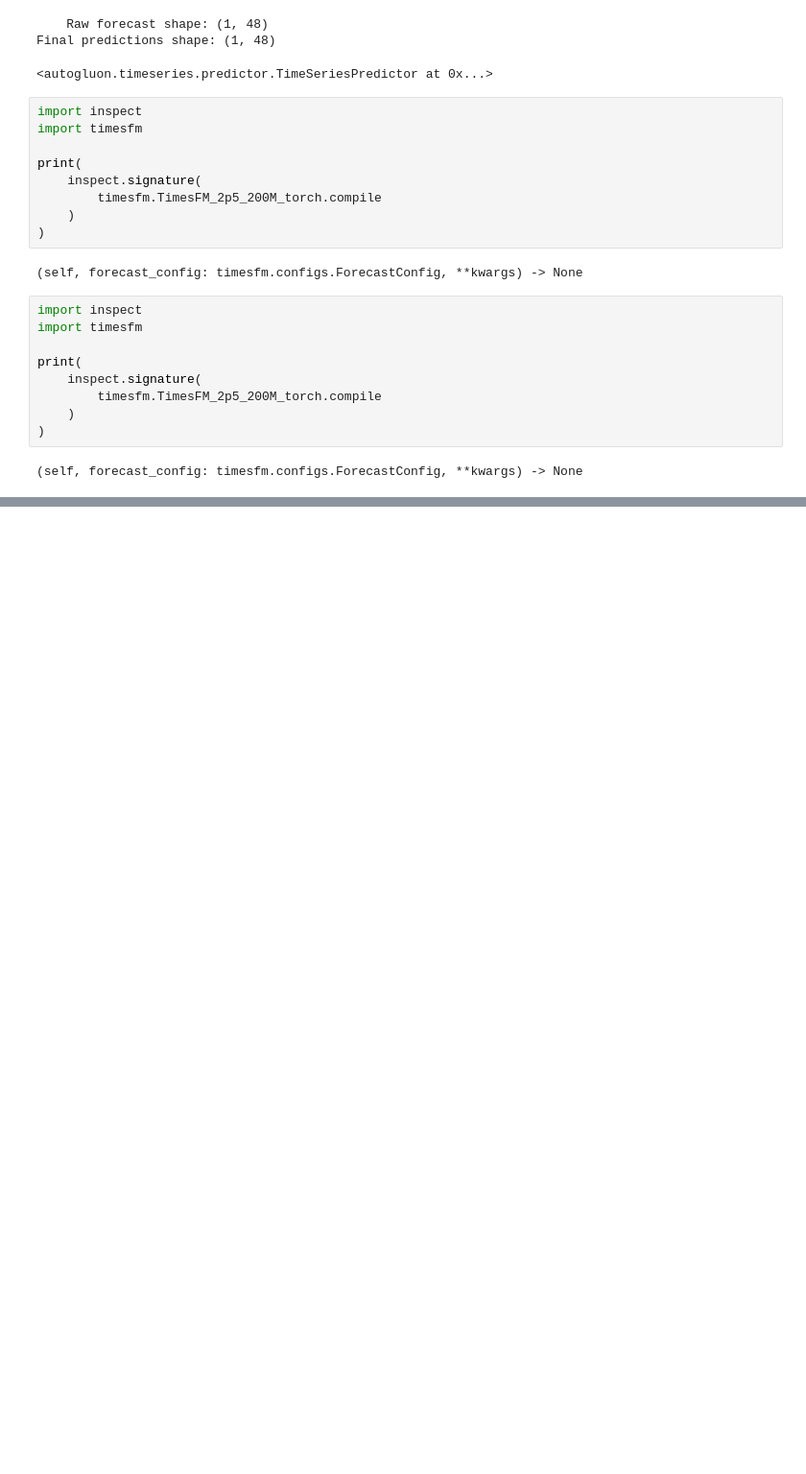
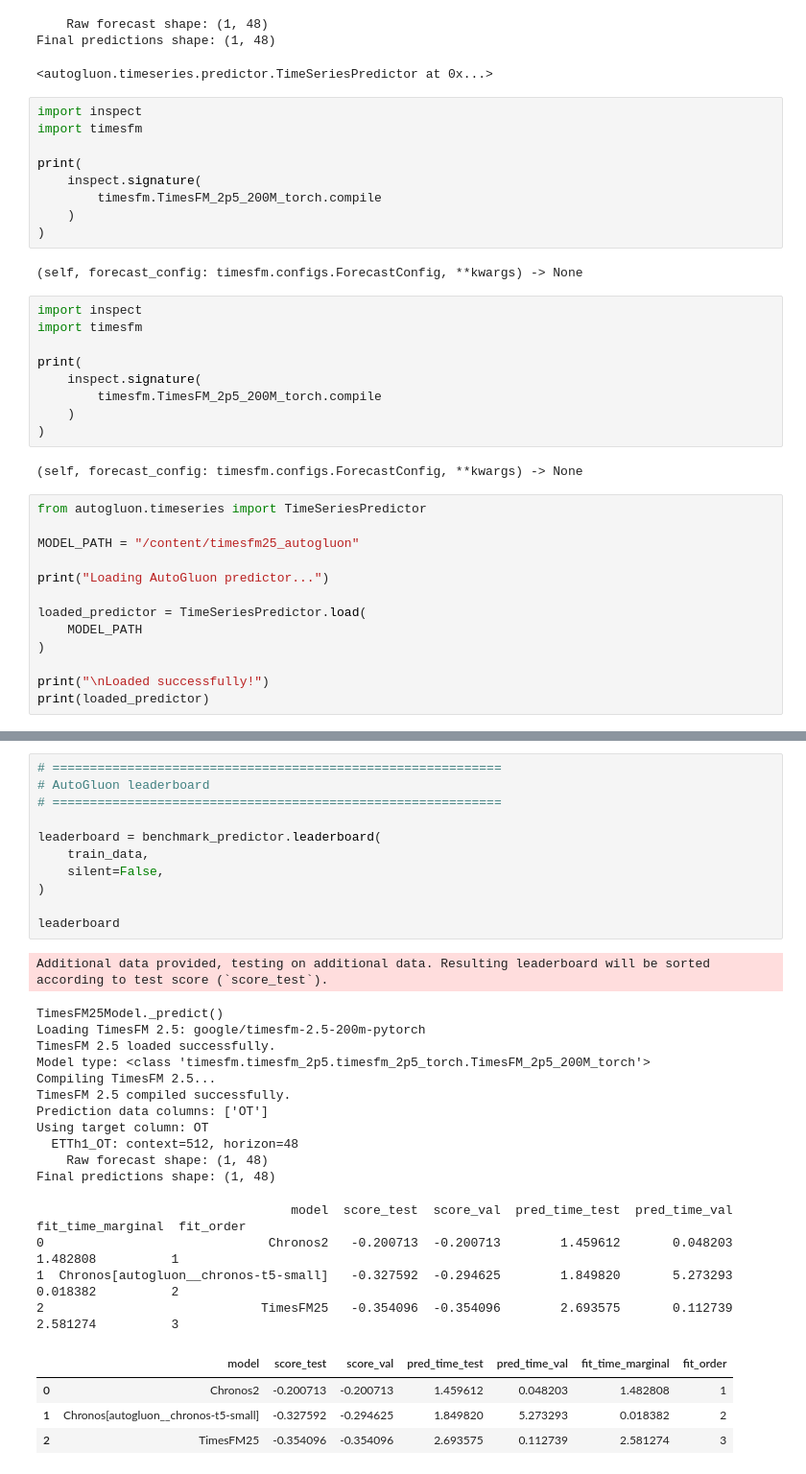
Before and after one commit to nds-najam/AutoGluon_LTSM_Models_Forecast, a Jupyter notebook: TimesFM_2_5_LTSM_ETTh1.ipynb, the cells around one changed output, grey strips where cells are left out. Shown at 96% size. Saved outputs shown, nothing was run; the diff lists cells and outputs as text; blank space fills up the shorter version.

Commit message:
Compared Chronos-2, Chronos-T5, and TimesFM2.5 on AutoGluon leaderboard

```diff
--- a/TimesFM_2_5_LTSM_ETTh1.ipynb
+++ b/TimesFM_2_5_LTSM_ETTh1.ipynb
@@ -1878,3 +1878,16 @@ print(
 )
 # %% [output]
 (self, forecast_config: timesfm.configs.ForecastConfig, **kwargs) -> None
+# %%
+from autogluon.timeseries import TimeSeriesPredictor
+
+MODEL_PATH = "/content/timesfm25_autogluon"
+
+print("Loading AutoGluon predictor...")
+
+loaded_predictor = TimeSeriesPredictor.load(
+    MODEL_PATH
+)
+
+print("\nLoaded successfully!")
+print(loaded_predictor)
@@ -1880,0 +2140,32 @@ print(
+# %%
+# ============================================================
+# AutoGluon leaderboard
+# ============================================================
+
+leaderboard = benchmark_predictor.leaderboard(
+    train_data,
+    silent=False,
+)
+
+leaderboard
+# %% [output]
+Additional data provided, testing on additional data. Resulting leaderboard will be sorted according to test score (`score_test`).
+TimesFM25Model._predict()
+Loading TimesFM 2.5: google/timesfm-2.5-200m-pytorch
+TimesFM 2.5 loaded successfully.
+Model type: <class 'timesfm.timesfm_2p5.timesfm_2p5_torch.TimesFM_2p5_200M_torch'>
+Compiling TimesFM 2.5...
+TimesFM 2.5 compiled successfully.
+Prediction data columns: ['OT']
+Using target column: OT
+  ETTh1_OT: context=512, horizon=48
+    Raw forecast shape: (1, 48)
+Final predictions shape: (1, 48)
+                                  model  score_test  score_val  pred_time_test  pred_time_val  fit_time_marginal  fit_order
+0                              Chronos2   -0.200713  -0.200713        1.459612       0.048203           1.482808          1
+1  Chronos[autogluon__chronos-t5-small]   -0.327592  -0.294625        1.849820       5.273293           0.018382          2
+2                             TimesFM25   -0.354096  -0.354096        2.693575       0.112739           2.581274          3
+|  | model | score_test | score_val | pred_time_test | pred_time_val | fit_time_marginal | fit_order |
+| 0 | Chronos2 | -0.200713 | -0.200713 | 1.459612 | 0.048203 | 1.482808 | 1 |
+| 1 | Chronos[autogluon__chronos-t5-small] | -0.327592 | -0.294625 | 1.849820 | 5.273293 | 0.018382 | 2 |
+| 2 | TimesFM25 | -0.354096 | -0.354096 | 2.693575 | 0.112739 | 2.581274 | 3 |
```
Also changed, not shown: parts of 8 cells of this notebook.
